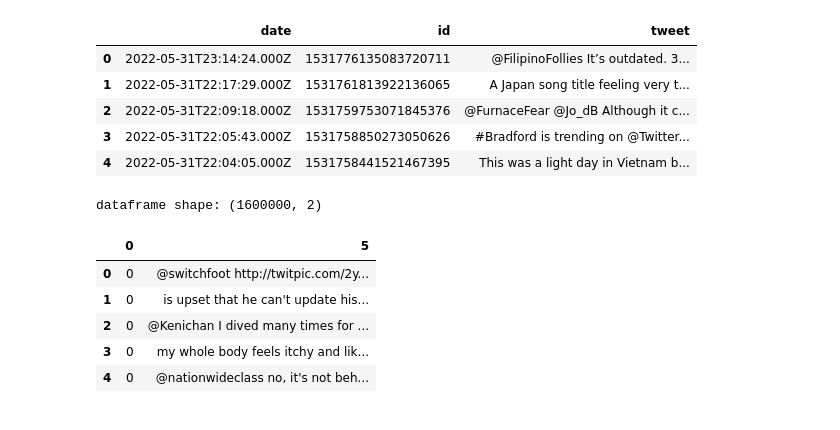
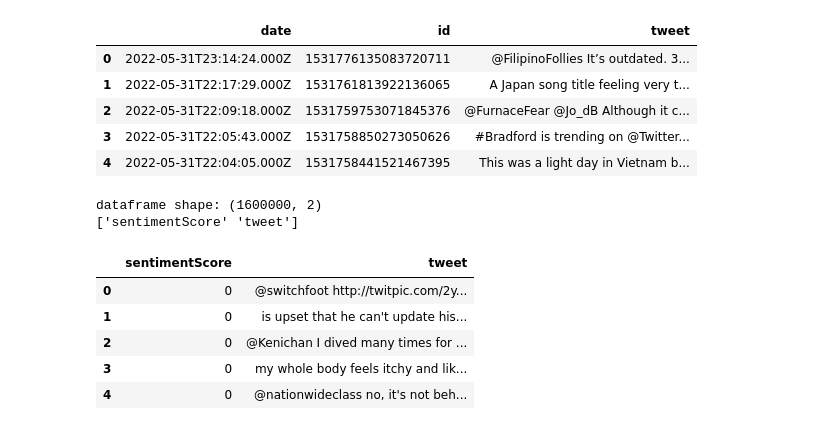
Before and after one commit to ORJackson/Sentiment-Analysis_UK-Anti-Asian-Sentiment-Covid-19, a Jupyter notebook: sentimentAnalysisSVM.ipynb, the cells around one changed output. Cells and saved outputs as stored; diff of their text form; code cells hidden in the pictures.

```diff
--- a/sentimentAnalysisSVM.ipynb
+++ b/sentimentAnalysisSVM.ipynb
@@ -25,13 +56,16 @@ dataframe shape: (448740, 3)
 | 3 | 2022-05-31T22:05:43.000Z | 1531758850273050626 | #Bradford is trending on @Twitter... |
 | 4 | 2022-05-31T22:04:05.000Z | 1531758441521467395 | This was a light day in Vietnam b... |
 # %%
-sentiment140Df = pd.read_csv("sentiment140.training.1600000.processed.noemoticon.csv", encoding='latin-1', header=None, usecols=[0,5])
+sentiment140Df = pd.read_csv("sentiment140.training.1600000.processed.noemoticon.csv", encoding='latin-1', header=None, usecols=[0,5], names=["sentimentScore", "tweet"])
 print("dataframe shape: " + str(sentiment140Df.shape) )
 
+#  Sentiment column (0 = negative, 4 = positive)
+print(sentiment140Df.columns.values)
 sentiment140Df.head(5)
 # %% [output]
 dataframe shape: (1600000, 2)
+['sentimentScore' 'tweet']
-|  | 0 | 5 |
+|  | sentimentScore | tweet |
 | 0 | 0 | @switchfoot http://twitpic.com/2y... |
 | 1 | 0 | is upset that he can't update his... |
 | 2 | 0 | @Kenichan I dived many times for ... |
```
Also changed, not shown: parts of 13 cells of this notebook, 1 other file.
